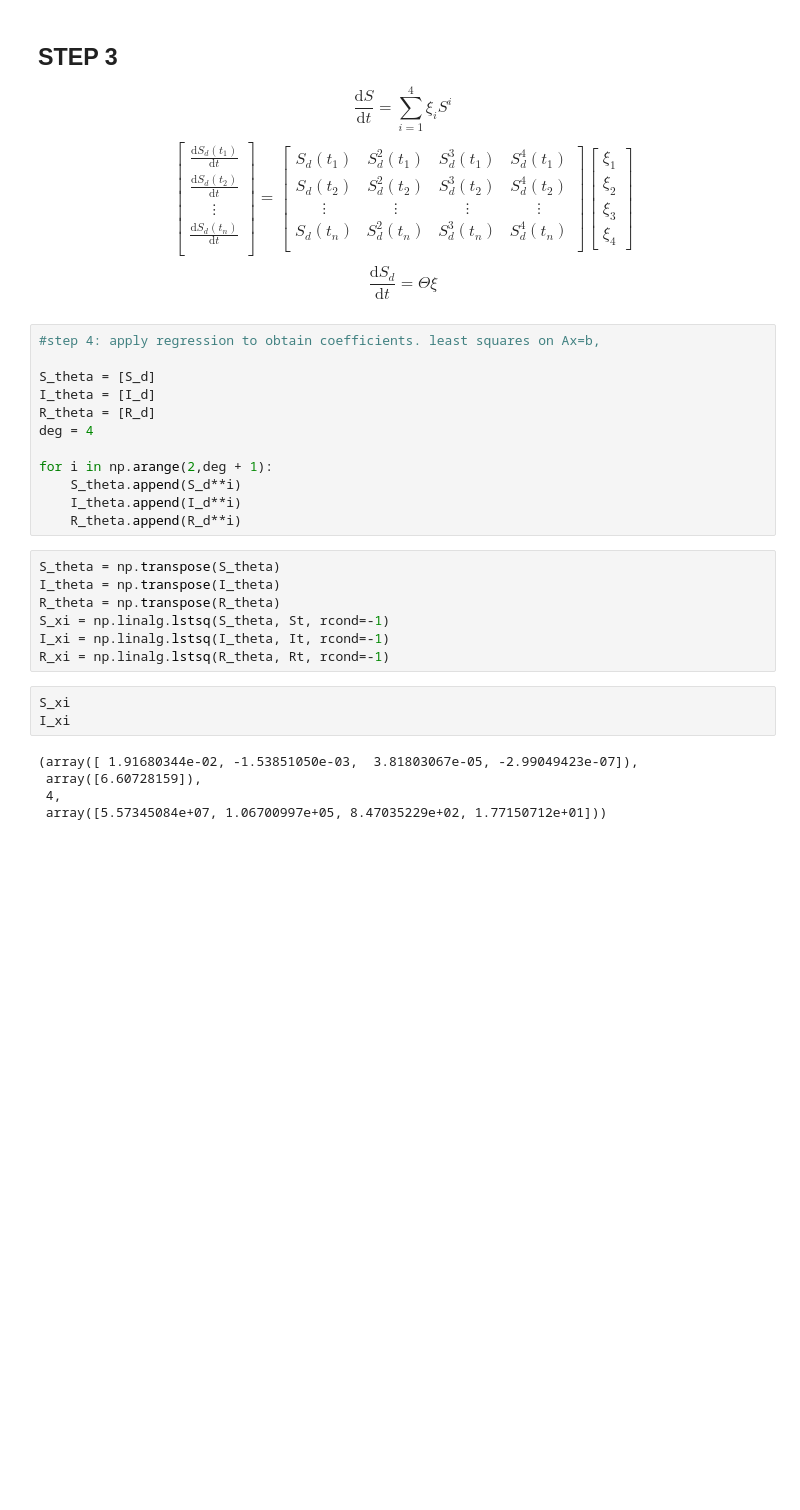
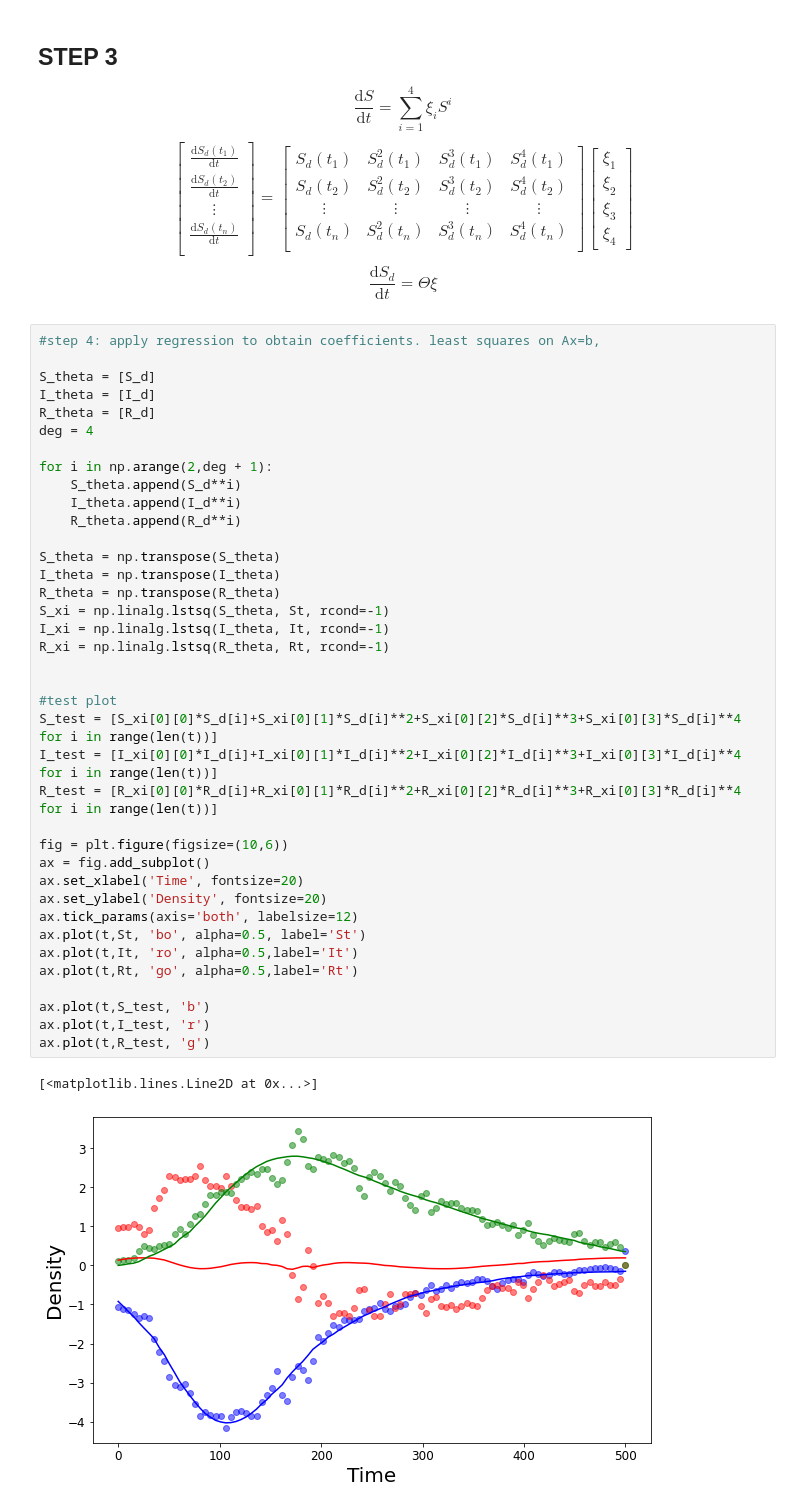
Before and after one commit to danHarold/m2r-project, a Jupyter notebook: m2r_project.ipynb, the cells around one changed output. Cells and saved outputs as stored; diff of their text form; blank space fills up the shorter version.

```diff
--- a/m2r_project.ipynb
+++ b/m2r_project.ipynb
@@ -361,30 +361,44 @@ $$
 $$
 \frac{\text{d}S_d}{\text{d}t}=\mathbb{\Theta}\xi
 $$
-# %%
-#step 4: apply regression to obtain coefficients. least squares on Ax=b,
-
-S_theta = [S_d]
-I_theta = [I_d]
-R_theta = [R_d]
-deg = 4
-
-for i in np.arange(2,deg + 1):
-    S_theta.append(S_d**i)
-    I_theta.append(I_d**i)
-    R_theta.append(R_d**i)
-# %%
-S_theta = np.transpose(S_theta)
-I_theta = np.transpose(I_theta)
-R_theta = np.transpose(R_theta)
-S_xi = np.linalg.lstsq(S_theta, St, rcond=-1)
-I_xi = np.linalg.lstsq(I_theta, It, rcond=-1)
-R_xi = np.linalg.lstsq(R_theta, Rt, rcond=-1)
-# %%
-S_xi
-I_xi
-# %% [output]
-(array([ 1.91680344e-02, -1.53851050e-03,  3.81803067e-05, -2.99049423e-07]),
- array([6.60728159]),
- 4,
- array([5.57345084e+07, 1.06700997e+05, 8.47035229e+02, 1.77150712e+01]))
+# %%
+#step 4: apply regression to obtain coefficients. least squares on Ax=b,
+
+S_theta = [S_d]
+I_theta = [I_d]
+R_theta = [R_d]
+deg = 4
+
+for i in np.arange(2,deg + 1):
+    S_theta.append(S_d**i)
+    I_theta.append(I_d**i)
+    R_theta.append(R_d**i)
+
+S_theta = np.transpose(S_theta)
+I_theta = np.transpose(I_theta)
+R_theta = np.transpose(R_theta)
+S_xi = np.linalg.lstsq(S_theta, St, rcond=-1)
+I_xi = np.linalg.lstsq(I_theta, It, rcond=-1)
+R_xi = np.linalg.lstsq(R_theta, Rt, rcond=-1)
+
+
+#test plot
+S_test = [S_xi[0][0]*S_d[i]+S_xi[0][1]*S_d[i]**2+S_xi[0][2]*S_d[i]**3+S_xi[0][3]*S_d[i]**4 for i in range(len(t))]
+I_test = [I_xi[0][0]*I_d[i]+I_xi[0][1]*I_d[i]**2+I_xi[0][2]*I_d[i]**3+I_xi[0][3]*I_d[i]**4 for i in range(len(t))]
+R_test = [R_xi[0][0]*R_d[i]+R_xi[0][1]*R_d[i]**2+R_xi[0][2]*R_d[i]**3+R_xi[0][3]*R_d[i]**4 for i in range(len(t))]
+
+fig = plt.figure(figsize=(10,6))
+ax = fig.add_subplot()
+ax.set_xlabel('Time', fontsize=20)
+ax.set_ylabel('Density', fontsize=20)
+ax.tick_params(axis='both', labelsize=12)
+ax.plot(t,St, 'bo', alpha=0.5, label='St')
+ax.plot(t,It, 'ro', alpha=0.5,label='It')
+ax.plot(t,Rt, 'go', alpha=0.5,label='Rt')
+
+ax.plot(t,S_test, 'b')
+ax.plot(t,I_test, 'r')
+ax.plot(t,R_test, 'g')
+# %% [output]
+[<matplotlib.lines.Line2D at 0x...>]
+[figure, added]
```
Also changed, not shown: parts of 3 cells of this notebook.
